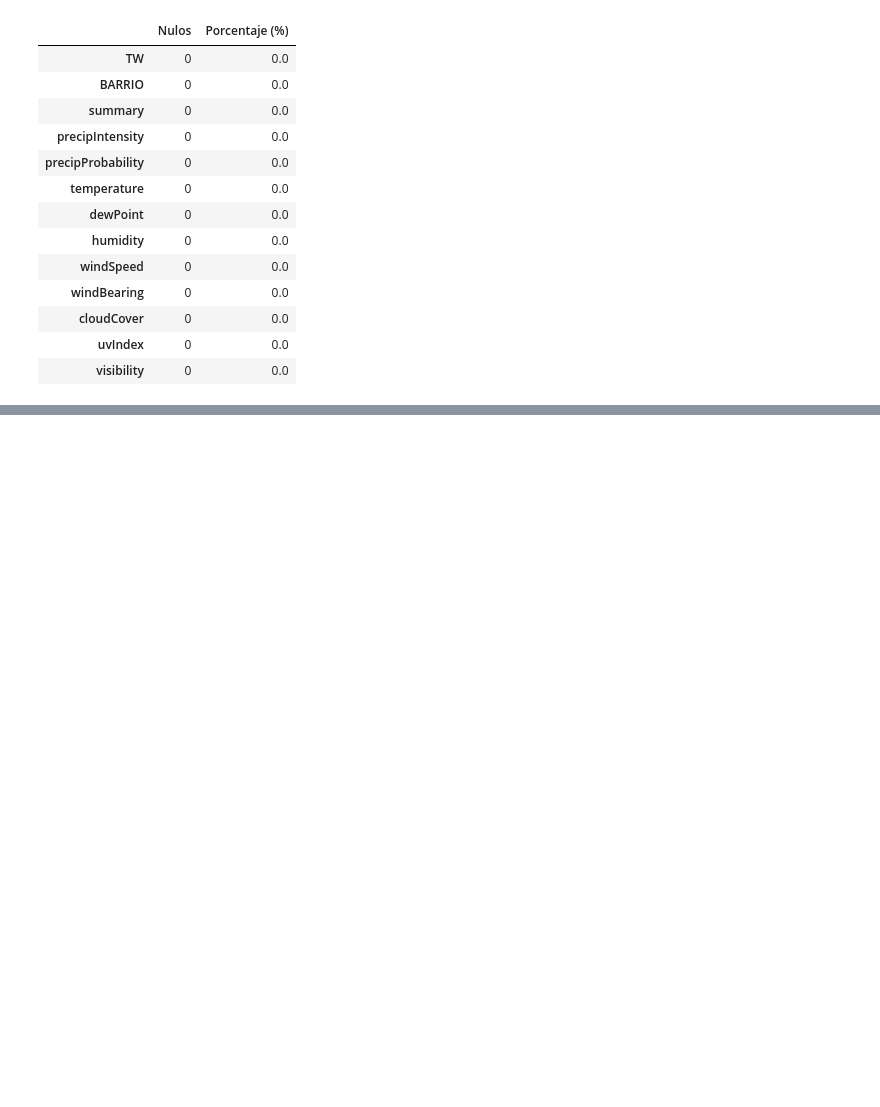
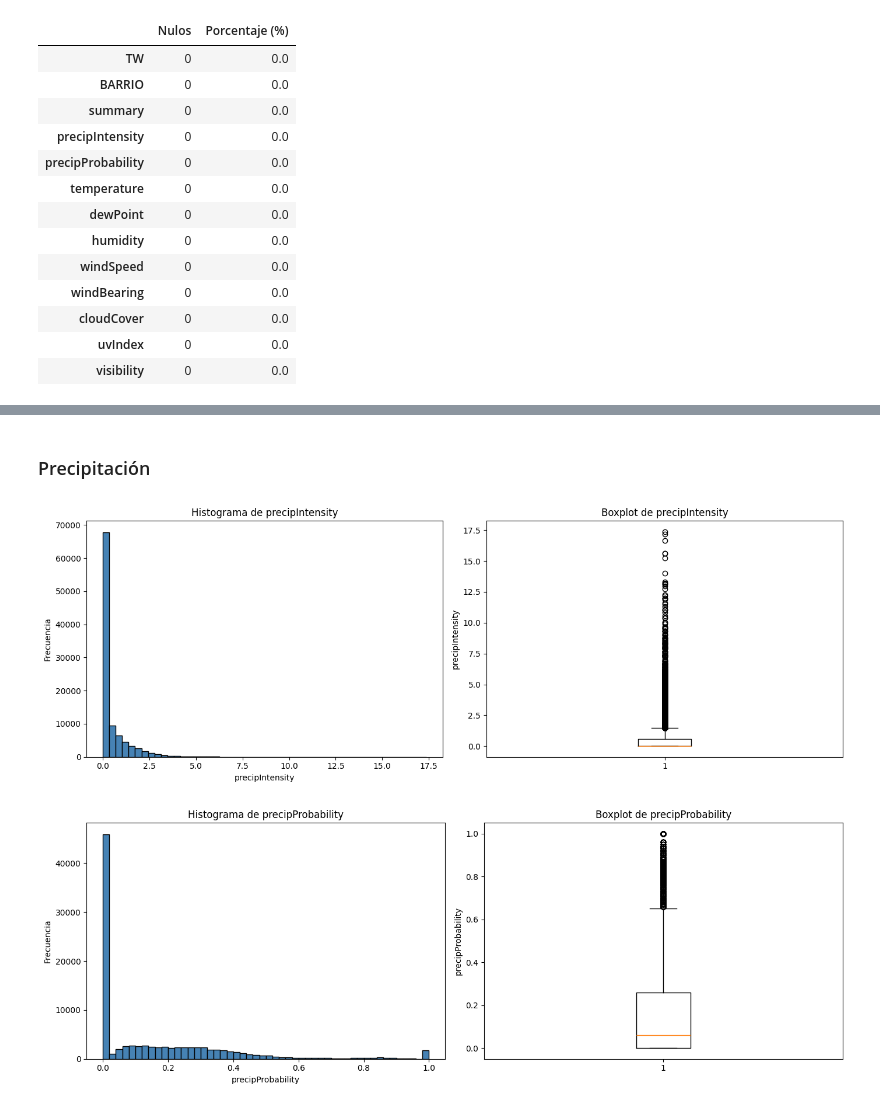
Before and after one commit to juanvilla23/AprendizajeMaquina, a Jupyter notebook: EDA/EDAclima.ipynb, the cells around one changed output, grey strips where cells are left out. Drawn from its saved outputs; the diff is of its cells as text; code cells hidden in the pictures; blank space fills up the shorter version.

```diff
--- a/EDA/EDAclima.ipynb
+++ b/EDA/EDAclima.ipynb
@@ -109,0 +116,31 @@ Filas con al menos un nulo: 0
+# %%
+import matplotlib.pyplot as plt
+
+numericas = clima.select_dtypes(include="number").columns.tolist()
+muestra = clima[numericas].sample(n=min(100_000, len(clima)), random_state=42)
+
+def graficar_hist_box(columnas, bins=50):
+    """Una figura por variable: histograma | boxplot."""
+    for col in columnas:
+        fig, axes = plt.subplots(1, 2, figsize=(14, 5))
+        datos = muestra[col].dropna()
+
+        axes[0].hist(datos, bins=bins, edgecolor="black", color="steelblue")
+        axes[0].set_title(f"Histograma de {col}")
+        axes[0].set_xlabel(col)
+        axes[0].set_ylabel("Frecuencia")
+        axes[0].ticklabel_format(style="plain", axis="y")
+
+        axes[1].boxplot(datos, vert=True)
+        axes[1].set_title(f"Boxplot de {col}")
+        axes[1].set_ylabel(col)
+
+        plt.tight_layout()
+        plt.show()
+# %% [markdown]
+### Precipitación
+# %%
+graficar_hist_box(["precipIntensity", "precipProbability"])
+# %% [output]
+[figure, added]
+[figure, added]
```
Also changed, not shown: parts of 22 cells of this notebook, 1 other file.
